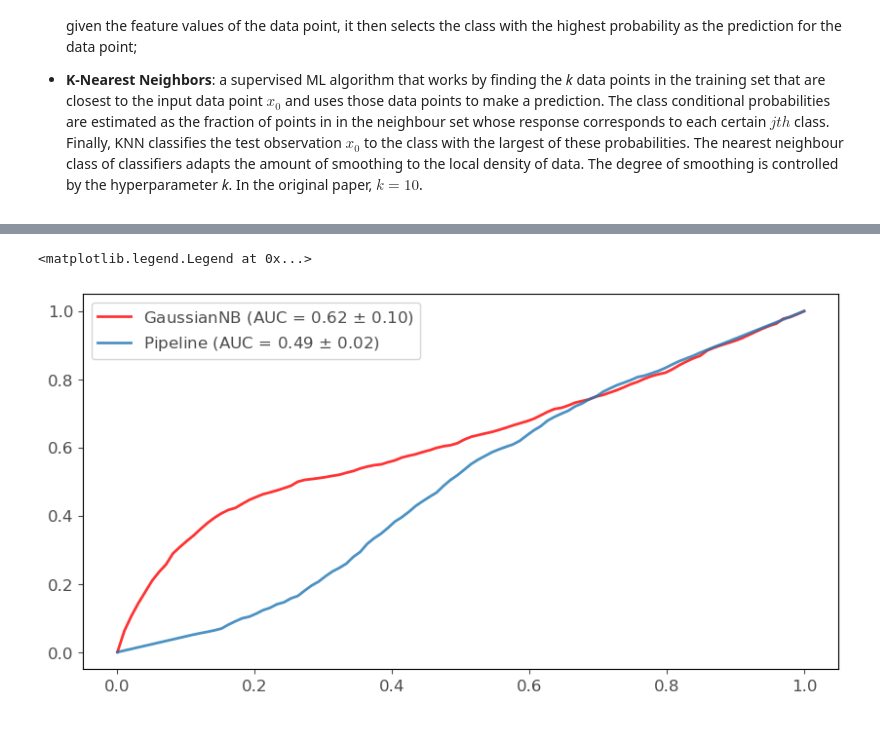
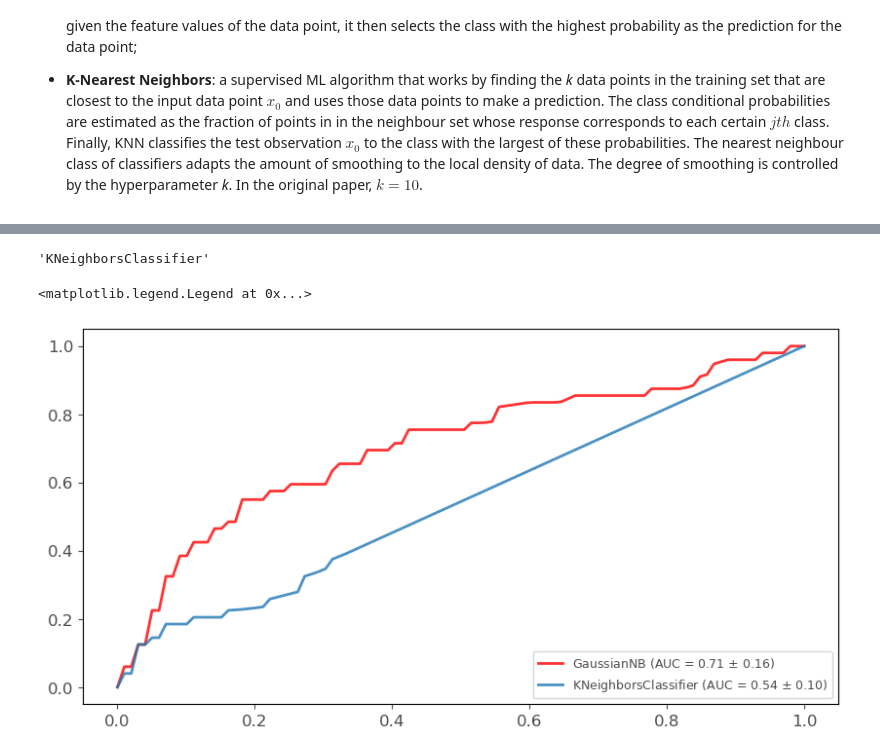
Before and after one commit to zurlog/MLDS_PR104, a Jupyter notebook: scripts/pr104.ipynb, the cells around one changed output, grey strips where cells are left out. Cells and saved outputs as stored; diff of their text form; code cells hidden in the pictures.

```diff
--- a/scripts/pr104.ipynb
+++ b/scripts/pr104.ipynb
@@ -308,3 +346,3 @@ print(mask.sum())
 # %%
-naivebayes_cv(kc1_mc, stratified=1)
+nb = naivebayes_cv(jm1_mc, n_splits=10, shuffle=True, random_state=42)
 # %% [output]
@@ -370,5 +361,5 @@ def knn_cv(df, ax=None, cbar = False, normalize = None, **kargs):
 # %%
-*_, knn = knn_cv(jm1_mc, n_splits=10, shuffle=True, random_state=42)
+knn = knn_cv(cm1_mc, n_splits=10, shuffle=True, random_state=42)
 
 # V2.2 using recall scoring and bounding range ks
 # cm1 we got 86 accuracy (PERF) and 12% (actual) recall
@@ -395,9 +372,13 @@ plt.legend()
+# %%
+knn['model'].steps[-1][1].__class__.__name__
+# %% [output]
+'KNeighborsClassifier'
 # %%
 clear_output()
 plt.figure(figsize=(10,5))
-roc_cv(GaussianNB(), jm1_mc, color='red')
-roc_cv(knn.best_estimator_, jm1_mc)
-plt.legend()
+roc_cv(nb['model'], cm1_mc, color='red')
+roc_cv(knn['model'], cm1_mc)
+plt.legend(loc='lower right', markerscale=5, prop={'size': 9})
 # %% [output]
 <matplotlib.legend.Legend at 0x...>
-[figure, old version]
+[figure, new version]
```
Also changed, not shown: parts of 12 cells of this notebook, 5 other files.
